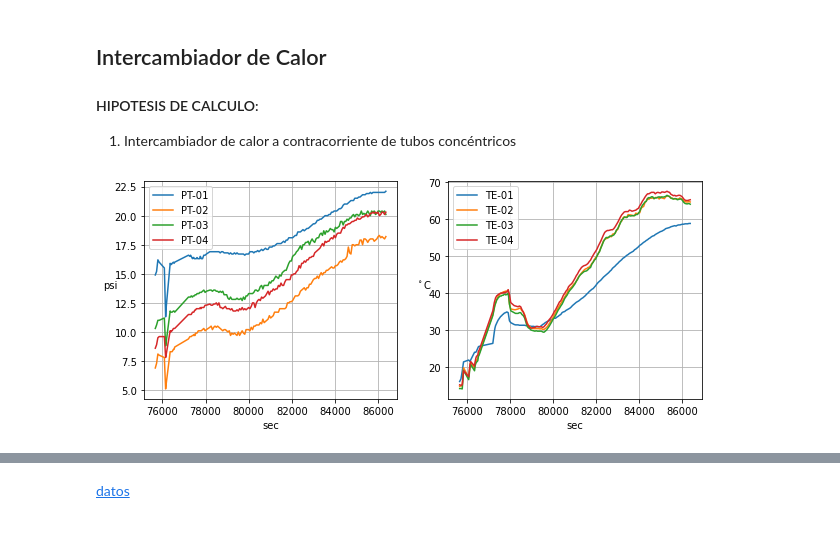
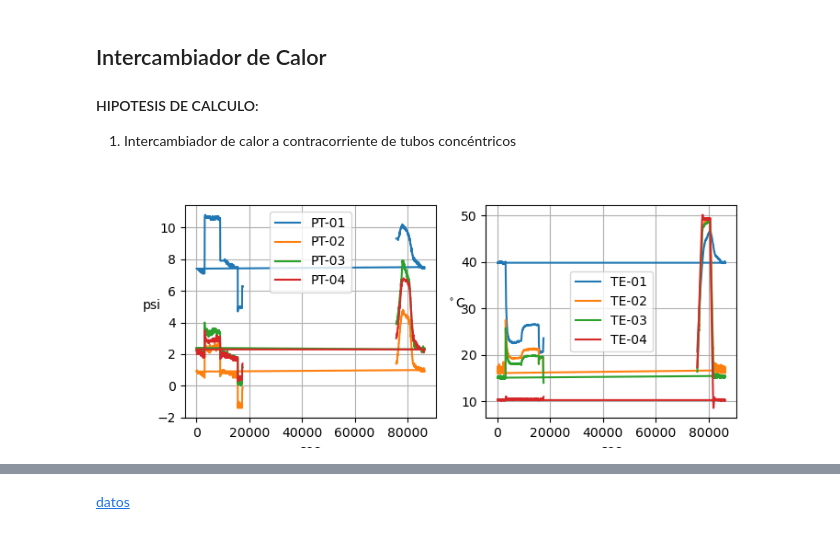
Before and after one commit to juandadamo/2022_Loop, a Jupyter notebook: Loop_intercambiador_01.ipynb, the cells around one changed output, grey strips where cells are left out. Saved outputs shown, nothing was run; the diff lists cells and outputs as text; code cells hidden in the pictures.

```diff
--- a/Loop_intercambiador_01.ipynb
+++ b/Loop_intercambiador_01.ipynb
@@ -52,6 +53,10 @@ D_interno_2 = D_externo_2-2*espesor_tubo_2
 Longitud = 16
 # %%
 A = pd.read_excel('150202_jd.xlsx',thousands=',')
+A = pd.read_excel('150203.H24.xlsx',thousands=',')
+A = pd.read_excel('DATOS DIESEL 17-08-2022.xlsx',thousands=',')
+A = A[:944]
+A.drop(A.columns[[1]],axis=1,inplace=True)
 # %%
 indices1 = np.logical_not(A['Date/Time'].isnull())
 A1 = A[indices1]
@@ -76,21 +85,21 @@ for i in range(9,21):
 # %%
-fig, ax = plt.subplots(1,2,figsize=(10,4))
+fig, ax = plt.subplots(1,2,figsize=(7.75,3))
 ax1,ax2 = ax
 ax1.plot(time1,PT01,label = 'PT-01')
 ax1.plot(time1,PT02,label = 'PT-02')
 ax1.plot(time1,PT03,label = 'PT-03')
 ax1.plot(time1,PT04,label = 'PT-04')
 ax1.grid()
 ax1.set_ylabel('psi',rotation=0)
 ax1.set_xlabel('sec')
 ax1.legend();
 ax2.plot(time1,TE_s[0],label = 'TE-01')
 ax2.plot(time1,TE_s[1],label = 'TE-02')
 ax2.plot(time1,TE_s[2],label = 'TE-03')
-ax2.plot(time1,TE_s[3],label = 'TE-04')
+ax2.plot(time1,TE_s[11],label = 'TE-04')
 ax2.grid()
 ax2.set_ylabel(f'$^\circ$C',rotation=0)
 ax2.set_xlabel('sec')
 ax2.legend();
 # %% [output]
-[figure, old version]
+[figure, new version]
```
Also changed, not shown: parts of 3 cells of this notebook, 1 other file.
